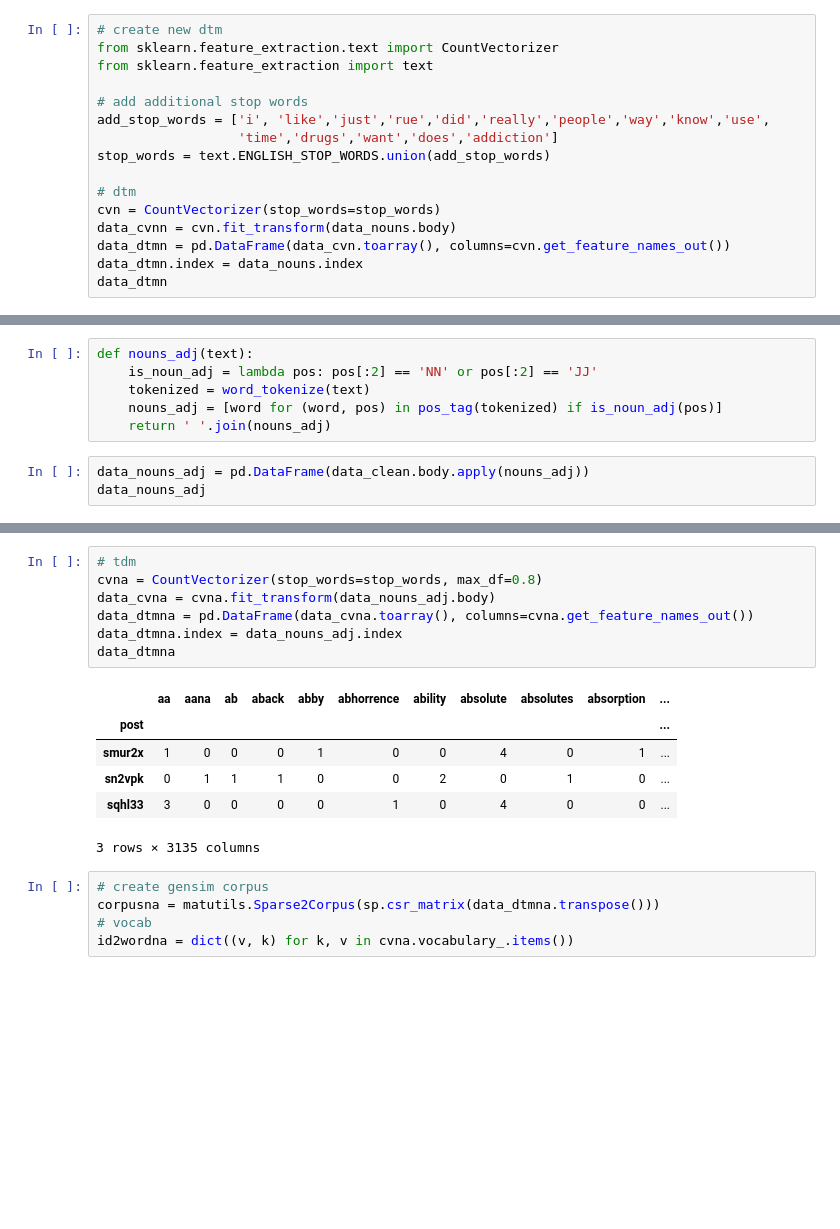
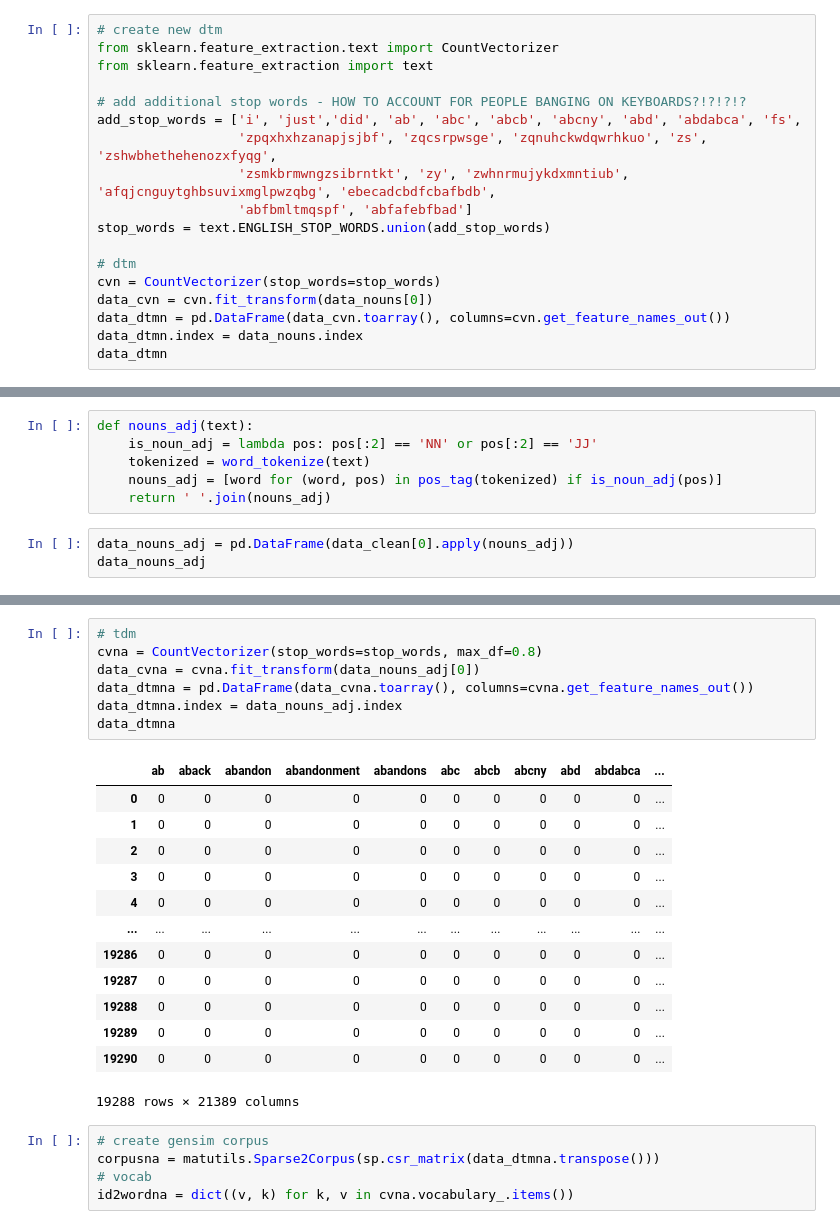
Before and after one commit to labouz/r-euphoria-tm, a Jupyter notebook: py/lda.ipynb, the cells around one changed output, grey strips where cells are left out. Drawn from its saved outputs; the diff is of its cells as text; blank space fills up the shorter version.

```diff
--- a/py/lda.ipynb
+++ b/py/lda.ipynb
@@ -138,14 +167,16 @@ data_nouns
 from sklearn.feature_extraction.text import CountVectorizer
 from sklearn.feature_extraction import text
 
-# add additional stop words
-add_stop_words = ['i', 'like','just','rue','did','really','people','way','know','use',
-                  'time','drugs','want','does','addiction']
+# add additional stop words - HOW TO ACCOUNT FOR PEOPLE BANGING ON KEYBOARDS?!?!?!?
+add_stop_words = ['i', 'just','did', 'ab', 'abc', 'abcb', 'abcny', 'abd', 'abdabca', 'fs',
+                  'zpqxhxhzanapjsjbf', 'zqcsrpwsge', 'zqnuhckwdqwrhkuo', 'zs', 'zshwbhethehenozxfyqg',
+                  'zsmkbrmwngzsibrntkt', 'zy', 'zwhnrmujykdxmntiub', 'afqjcnguytghbsuvixmglpwzqbg', 'ebecadcbdfcbafbdb',
+                  'abfbmltmqspf', 'abfafebfbad']
 stop_words = text.ENGLISH_STOP_WORDS.union(add_stop_words)
 
 # dtm
 cvn = CountVectorizer(stop_words=stop_words)
-data_cvnn = cvn.fit_transform(data_nouns.body)
+data_cvn = cvn.fit_transform(data_nouns[0])
 data_dtmn = pd.DataFrame(data_cvn.toarray(), columns=cvn.get_feature_names_out())
 data_dtmn.index = data_nouns.index
 data_dtmn
@@ -203,6 +229,6 @@ def nouns_adj(text):
     nouns_adj = [word for (word, pos) in pos_tag(tokenized) if is_noun_adj(pos)]
     return ' '.join(nouns_adj)
 # %%
-data_nouns_adj = pd.DataFrame(data_clean.body.apply(nouns_adj))
+data_nouns_adj = pd.DataFrame(data_clean[0].apply(nouns_adj))
 data_nouns_adj
 # %% [output]
@@ -214,17 +248,24 @@ data_nouns_adj
 # %%
 # tdm
 cvna = CountVectorizer(stop_words=stop_words, max_df=0.8)
-data_cvna = cvna.fit_transform(data_nouns_adj.body)
+data_cvna = cvna.fit_transform(data_nouns_adj[0])
 data_dtmna = pd.DataFrame(data_cvna.toarray(), columns=cvna.get_feature_names_out())
 data_dtmna.index = data_nouns_adj.index
 data_dtmna
 # %% [output]
-|  | aa | aana | ab | aback | abby | abhorrence | ability | absolute | absolutes | absorption | ... |
-| post |  |  |  |  |  |  |  |  |  |  | ... |
-| smur2x | 1 | 0 | 0 | 0 | 1 | 0 | 0 | 4 | 0 | 1 | ... |
-| sn2vpk | 0 | 1 | 1 | 1 | 0 | 0 | 2 | 0 | 1 | 0 | ... |
-| sqhl33 | 3 | 0 | 0 | 0 | 0 | 1 | 0 | 4 | 0 | 0 | ... |
+|  | ab | aback | abandon | abandonment | abandons | abc | abcb | abcny | abd | abdabca | ... |
+| 0 | 0 | 0 | 0 | 0 | 0 | 0 | 0 | 0 | 0 | 0 | ... |
+| 1 | 0 | 0 | 0 | 0 | 0 | 0 | 0 | 0 | 0 | 0 | ... |
+| 2 | 0 | 0 | 0 | 0 | 0 | 0 | 0 | 0 | 0 | 0 | ... |
+| 3 | 0 | 0 | 0 | 0 | 0 | 0 | 0 | 0 | 0 | 0 | ... |
+| 4 | 0 | 0 | 0 | 0 | 0 | 0 | 0 | 0 | 0 | 0 | ... |
+| ... | ... | ... | ... | ... | ... | ... | ... | ... | ... | ... | ... |
+| 19286 | 0 | 0 | 0 | 0 | 0 | 0 | 0 | 0 | 0 | 0 | ... |
+| 19287 | 0 | 0 | 0 | 0 | 0 | 0 | 0 | 0 | 0 | 0 | ... |
+| 19288 | 0 | 0 | 0 | 0 | 0 | 0 | 0 | 0 | 0 | 0 | ... |
+| 19289 | 0 | 0 | 0 | 0 | 0 | 0 | 0 | 0 | 0 | 0 | ... |
+| 19290 | 0 | 0 | 0 | 0 | 0 | 0 | 0 | 0 | 0 | 0 | ... |
-3 rows × 3135 columns
+19288 rows × 21389 columns
 # %%
 # create gensim corpus
 corpusna = matutils.Sparse2Corpus(sp.csr_matrix(data_dtmna.transpose()))
```
Also changed, not shown: parts of 20 cells of this notebook, 1 other file.
